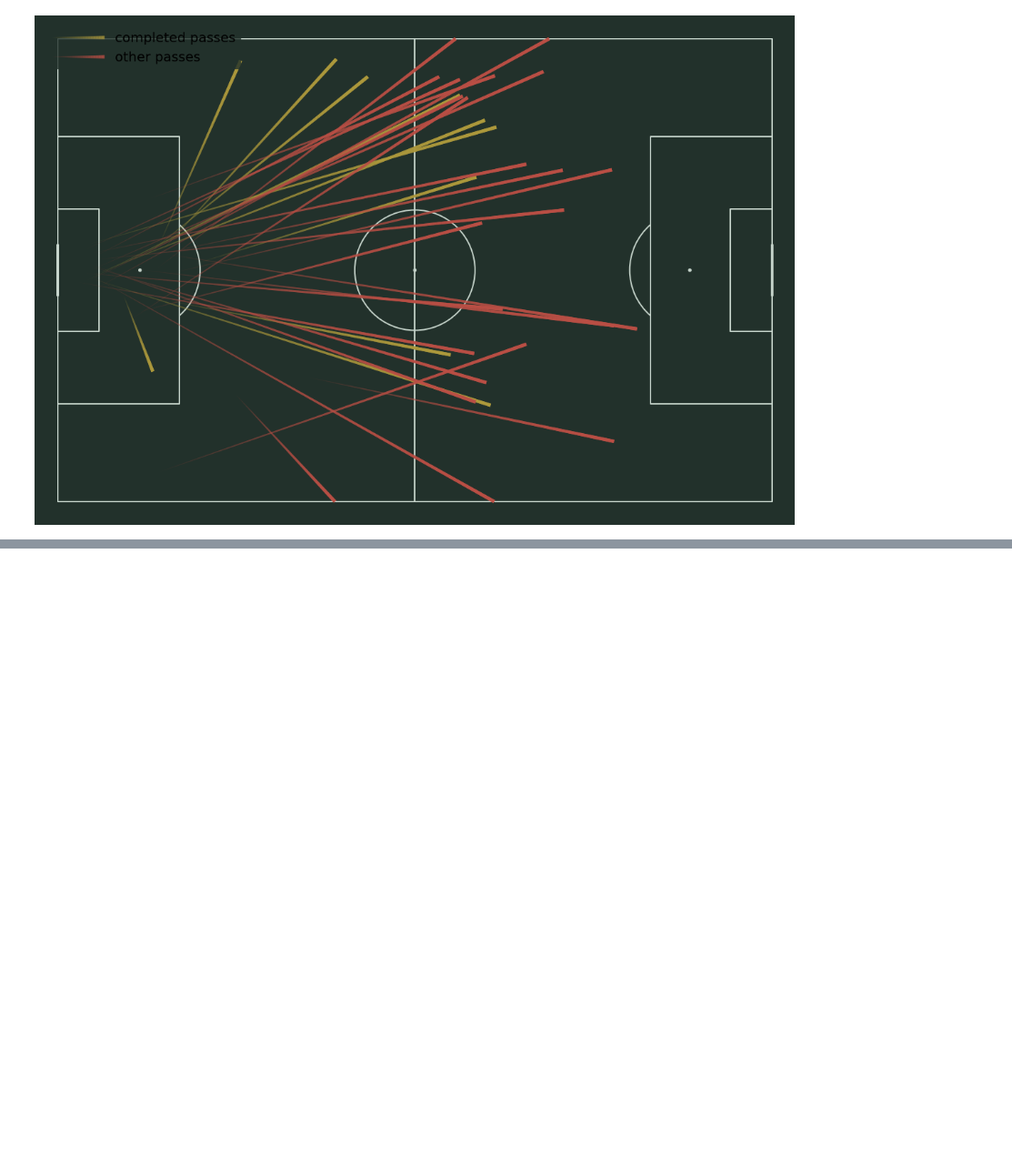
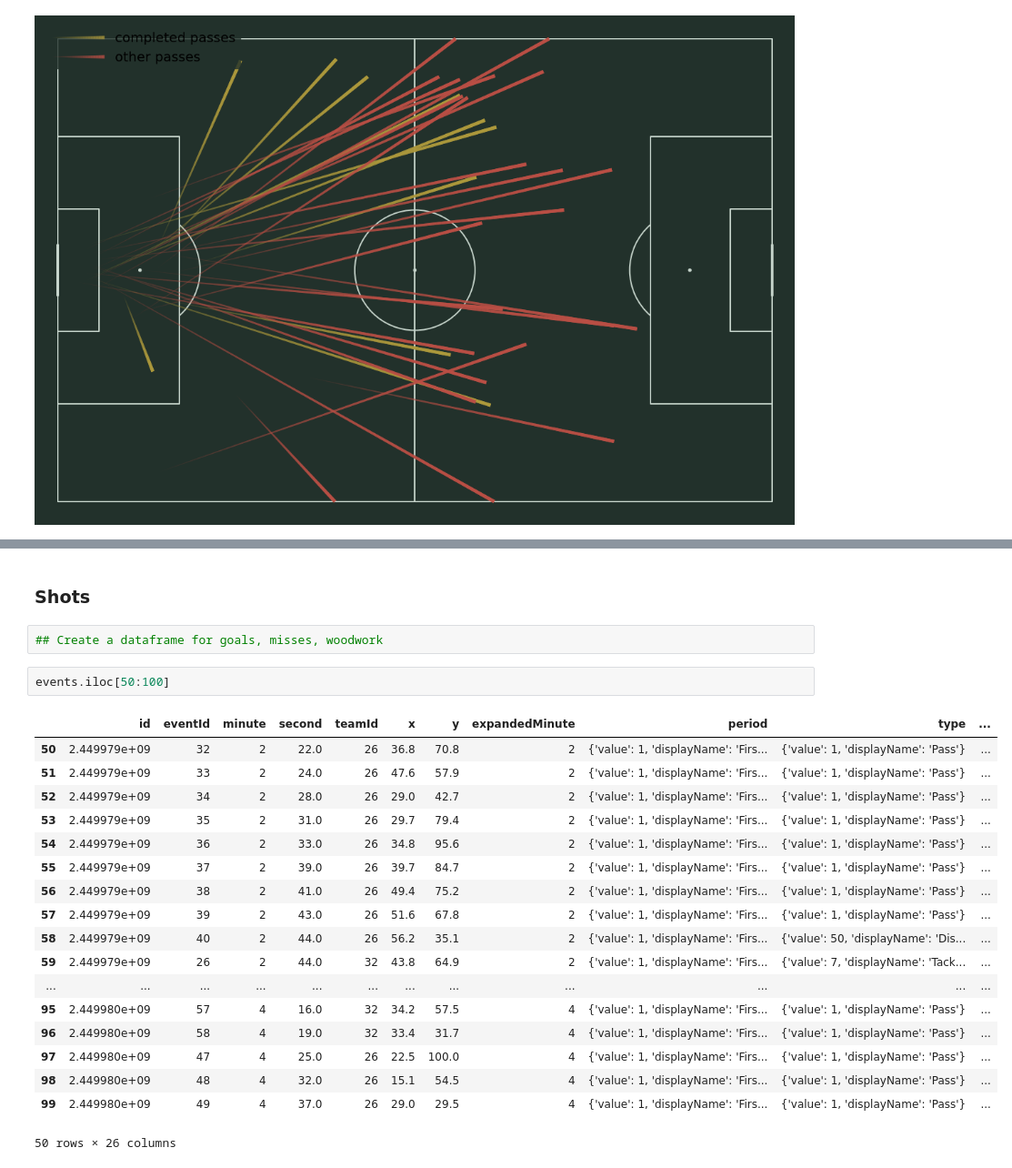
Before and after one commit to liban-osman/Football-Analysis, a Jupyter notebook: liv_manu.ipynb, the cells around one changed output, grey strips where cells are left out. Shown at 91% size. Cells and saved outputs as stored; diff of their text form; blank space fills up the shorter version.

```diff
--- a/liv_manu.ipynb
+++ b/liv_manu.ipynb
@@ -64,0 +79,25 @@ passes_plot(df_degea_succ_pass, df_degea_unsucc_pass)
+# %% [markdown]
+### Shots
+# %%
+## Create a dataframe for goals, misses, woodwork
+# %%
+events.iloc[50:100]
+# %% [output]
+|  | id | eventId | minute | second | teamId | x | y | expandedMinute | period | type | ... |
+| 50 | 2.449979e+09 | 32 | 2 | 22.0 | 26 | 36.8 | 70.8 | 2 | {'value': 1, 'displayName': 'Firs... | {'value': 1, 'displayName': 'Pass'} | ... |
+| 51 | 2.449979e+09 | 33 | 2 | 24.0 | 26 | 47.6 | 57.9 | 2 | {'value': 1, 'displayName': 'Firs... | {'value': 1, 'displayName': 'Pass'} | ... |
+| 52 | 2.449979e+09 | 34 | 2 | 28.0 | 26 | 29.0 | 42.7 | 2 | {'value': 1, 'displayName': 'Firs... | {'value': 1, 'displayName': 'Pass'} | ... |
+| 53 | 2.449979e+09 | 35 | 2 | 31.0 | 26 | 29.7 | 79.4 | 2 | {'value': 1, 'displayName': 'Firs... | {'value': 1, 'displayName': 'Pass'} | ... |
+| 54 | 2.449979e+09 | 36 | 2 | 33.0 | 26 | 34.8 | 95.6 | 2 | {'value': 1, 'displayName': 'Firs... | {'value': 1, 'displayName': 'Pass'} | ... |
+| 55 | 2.449979e+09 | 37 | 2 | 39.0 | 26 | 39.7 | 84.7 | 2 | {'value': 1, 'displayName': 'Firs... | {'value': 1, 'displayName': 'Pass'} | ... |
+| 56 | 2.449979e+09 | 38 | 2 | 41.0 | 26 | 49.4 | 75.2 | 2 | {'value': 1, 'displayName': 'Firs... | {'value': 1, 'displayName': 'Pass'} | ... |
+| 57 | 2.449979e+09 | 39 | 2 | 43.0 | 26 | 51.6 | 67.8 | 2 | {'value': 1, 'displayName': 'Firs... | {'value': 1, 'displayName': 'Pass'} | ... |
+| 58 | 2.449979e+09 | 40 | 2 | 44.0 | 26 | 56.2 | 35.1 | 2 | {'value': 1, 'displayName': 'Firs... | {'value': 50, 'displayName': 'Dis... | ... |
+| 59 | 2.449979e+09 | 26 | 2 | 44.0 | 32 | 43.8 | 64.9 | 2 | {'value': 1, 'displayName': 'Firs... | {'value': 7, 'displayName': 'Tack... | ... |
+| ... | ... | ... | ... | ... | ... | ... | ... | ... | ... | ... | ... |
+| 95 | 2.449980e+09 | 57 | 4 | 16.0 | 32 | 34.2 | 57.5 | 4 | {'value': 1, 'displayName': 'Firs... | {'value': 1, 'displayName': 'Pass'} | ... |
+| 96 | 2.449980e+09 | 58 | 4 | 19.0 | 32 | 33.4 | 31.7 | 4 | {'value': 1, 'displayName': 'Firs... | {'value': 1, 'displayName': 'Pass'} | ... |
+| 97 | 2.449980e+09 | 47 | 4 | 25.0 | 26 | 22.5 | 100.0 | 4 | {'value': 1, 'displayName': 'Firs... | {'value': 1, 'displayName': 'Pass'} | ... |
+| 98 | 2.449980e+09 | 48 | 4 | 32.0 | 26 | 15.1 | 54.5 | 4 | {'value': 1, 'displayName': 'Firs... | {'value': 1, 'displayName': 'Pass'} | ... |
+| 99 | 2.449980e+09 | 49 | 4 | 37.0 | 26 | 29.0 | 29.5 | 4 | {'value': 1, 'displayName': 'Firs... | {'value': 1, 'displayName': 'Pass'} | ... |
+50 rows × 26 columns
```
Also changed, not shown: parts of 7 cells of this notebook.
